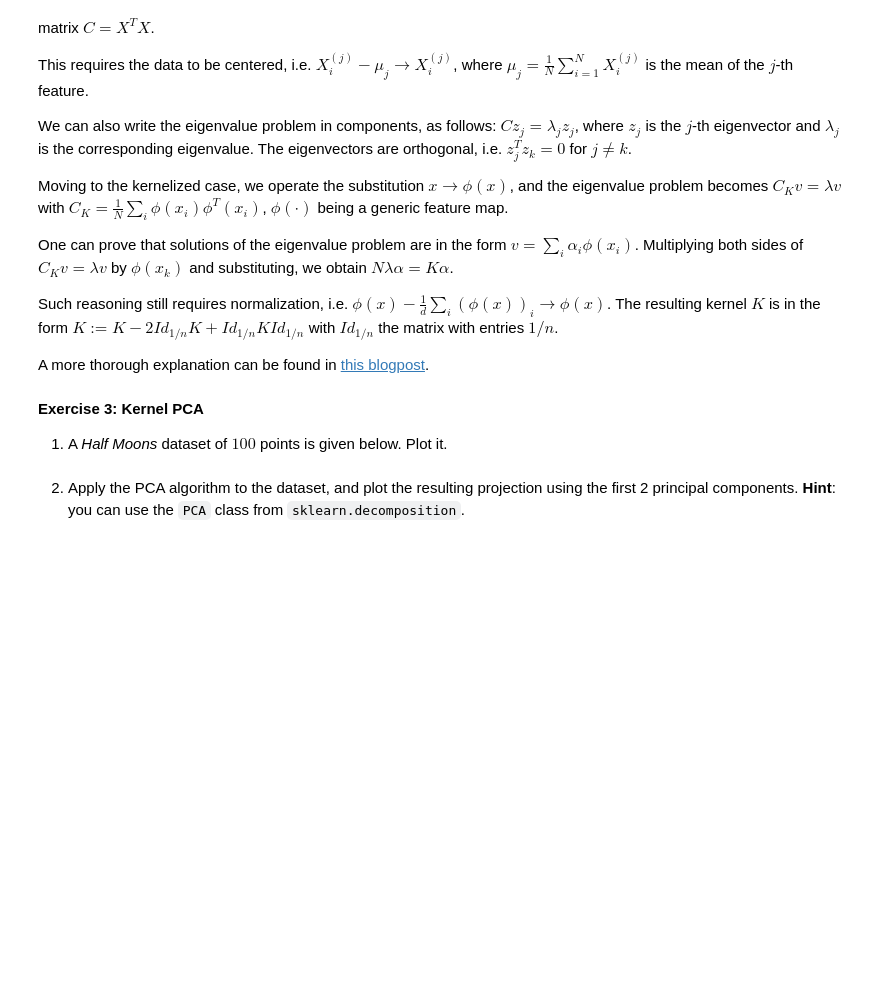
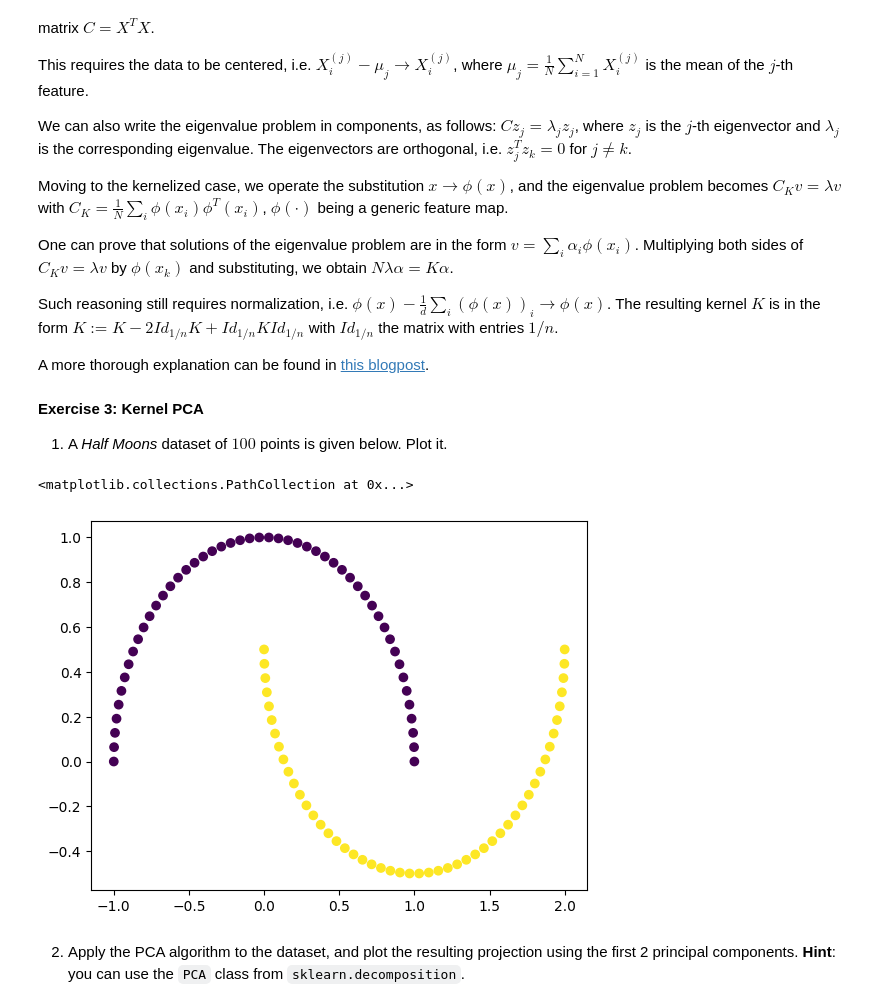
Before and after one commit to alessimichele/adv-ml-units, a Jupyter notebook: notebooks/AdvML_UniTS_2023_Lab_02_Kernel_ridge_regression_and_kPCA.ipynb, the cells around one changed output. Drawn from its saved outputs; the diff is of its cells as text; code cells hidden in the pictures; blank space fills up the shorter version.

```diff
--- a/notebooks/AdvML_UniTS_2023_Lab_02_Kernel_ridge_regression_and_kPCA.ipynb
+++ b/notebooks/AdvML_UniTS_2023_Lab_02_Kernel_ridge_regression_and_kPCA.ipynb
@@ -161,3 +159,8 @@ xhm, yhm = make_moons(n_samples=100, random_state=123)
+# %%
+plt.scatter(xhm[:,0], xhm[:,1], c = yhm)
+# %% [output]
+<matplotlib.collections.PathCollection at 0x...>
+[figure, added]
 # %% [markdown]
 2. Apply the PCA algorithm to the dataset, and plot the resulting projection using the first 2 principal components.
 **Hint**: you can use the `PCA` class from `sklearn.decomposition`.
```
Also changed, not shown: parts of 13 cells of this notebook.
